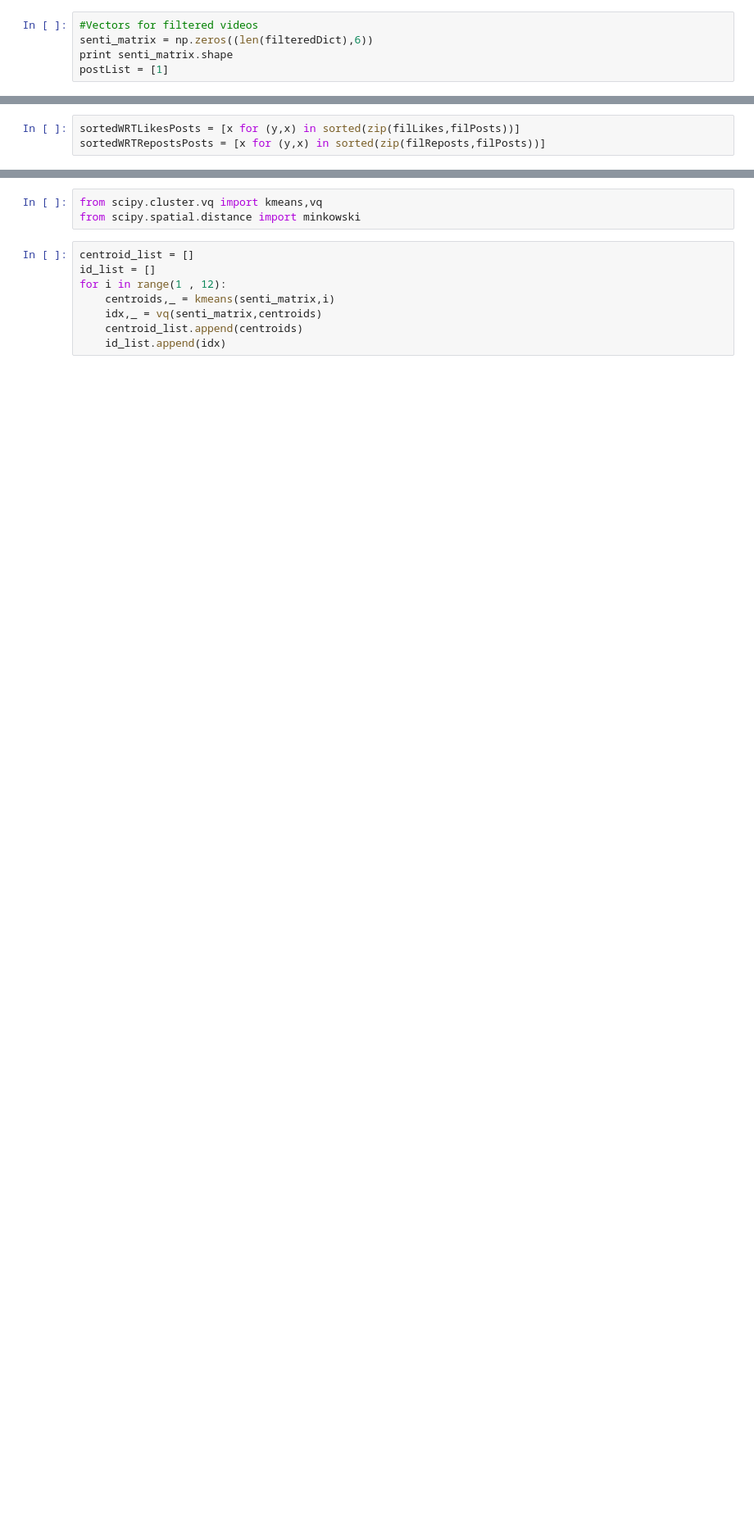
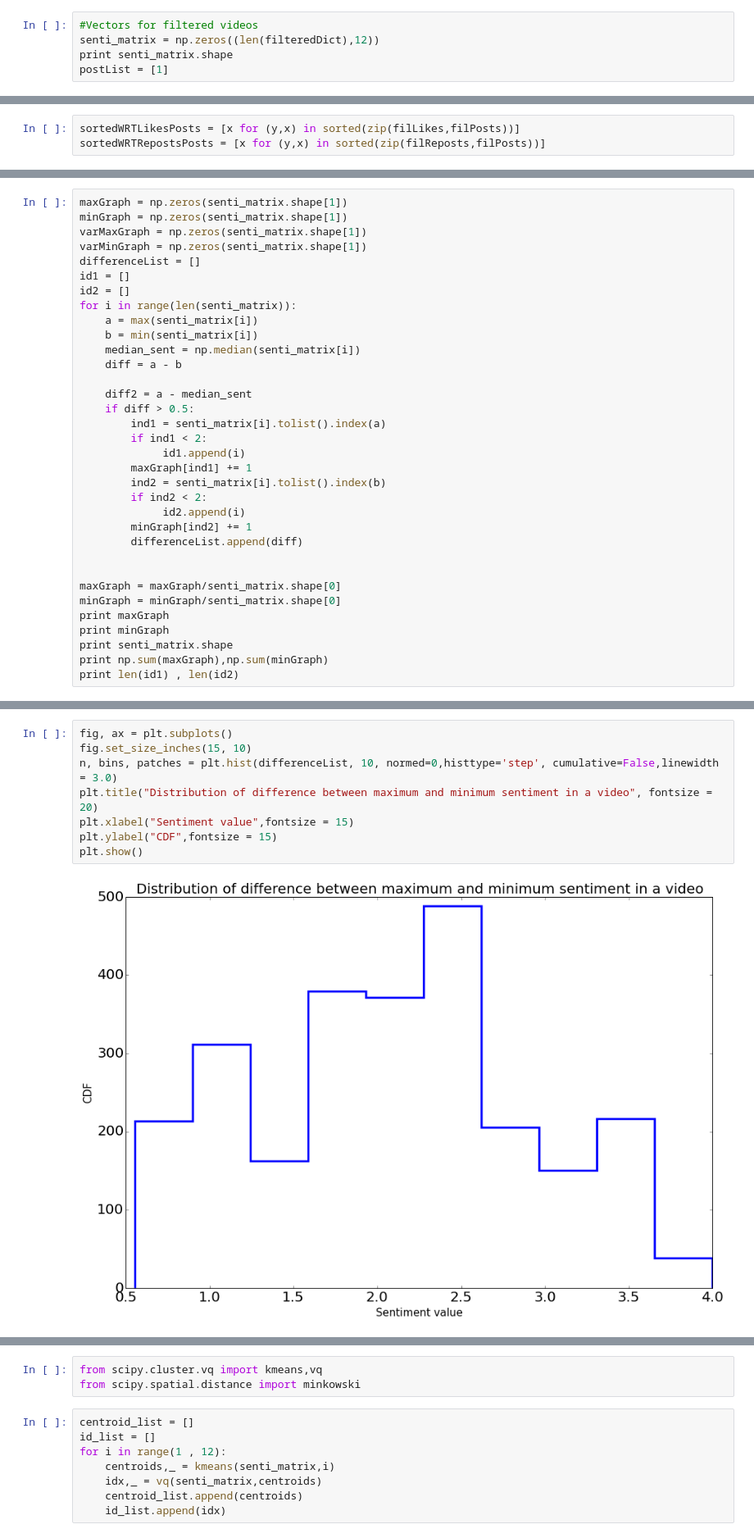
Before and after one commit to sagarjoglekar/vineCrawl, a Jupyter notebook: notebooks/Sentiment_finesampledVine_Trends.ipynb, the cells around one changed output, grey strips where cells are left out. Shown at 82% size. Drawn from its saved outputs; the diff is of its cells as text; blank space fills up the shorter version.

```diff
--- a/notebooks/Sentiment_finesampledVine_Trends.ipynb
+++ b/notebooks/Sentiment_finesampledVine_Trends.ipynb
@@ -174,5 +217,5 @@ len(letter_counts)
 # %%
 #Vectors for filtered videos
-senti_matrix = np.zeros((len(filteredDict),6))
+senti_matrix = np.zeros((len(filteredDict),12))
 print senti_matrix.shape
 postList = [1]
@@ -277,0 +375,34 @@ print senti_matrix[1:10]
+# %%
+maxGraph = np.zeros(senti_matrix.shape[1])
+minGraph = np.zeros(senti_matrix.shape[1])
+varMaxGraph = np.zeros(senti_matrix.shape[1])
+varMinGraph = np.zeros(senti_matrix.shape[1])
+differenceList = []
+id1 = []
+id2 = []
+for i in range(len(senti_matrix)):
+    a = max(senti_matrix[i])
+    b = min(senti_matrix[i])
+    median_sent = np.median(senti_matrix[i])
+    diff = a - b
+
+    diff2 = a - median_sent
+    if diff > 0.5:
+        ind1 = senti_matrix[i].tolist().index(a)
+        if ind1 < 2:
+             id1.append(i)
+        maxGraph[ind1] += 1
+        ind2 = senti_matrix[i].tolist().index(b)
+        if ind2 < 2:
+             id2.append(i)
+        minGraph[ind2] += 1
+        differenceList.append(diff)
+
+
+maxGraph = maxGraph/senti_matrix.shape[0]
+minGraph = minGraph/senti_matrix.shape[0]
+print maxGraph
+print minGraph
+print senti_matrix.shape
+print np.sum(maxGraph),np.sum(minGraph)
+print len(id1) , len(id2)
@@ -277,0 +422,10 @@ print senti_matrix[1:10]
+# %%
+fig, ax = plt.subplots()
+fig.set_size_inches(15, 10)
+n, bins, patches = plt.hist(differenceList, 10, normed=0,histtype='step', cumulative=False,linewidth = 3.0)
+plt.title("Distribution of difference between maximum and minimum sentiment in a video", fontsize = 20)
+plt.xlabel("Sentiment value",fontsize = 15)
+plt.ylabel("CDF",fontsize = 15)
+plt.show()
+# %% [output]
+[figure, added]
```
Also changed, not shown: parts of 68 cells of this notebook.
